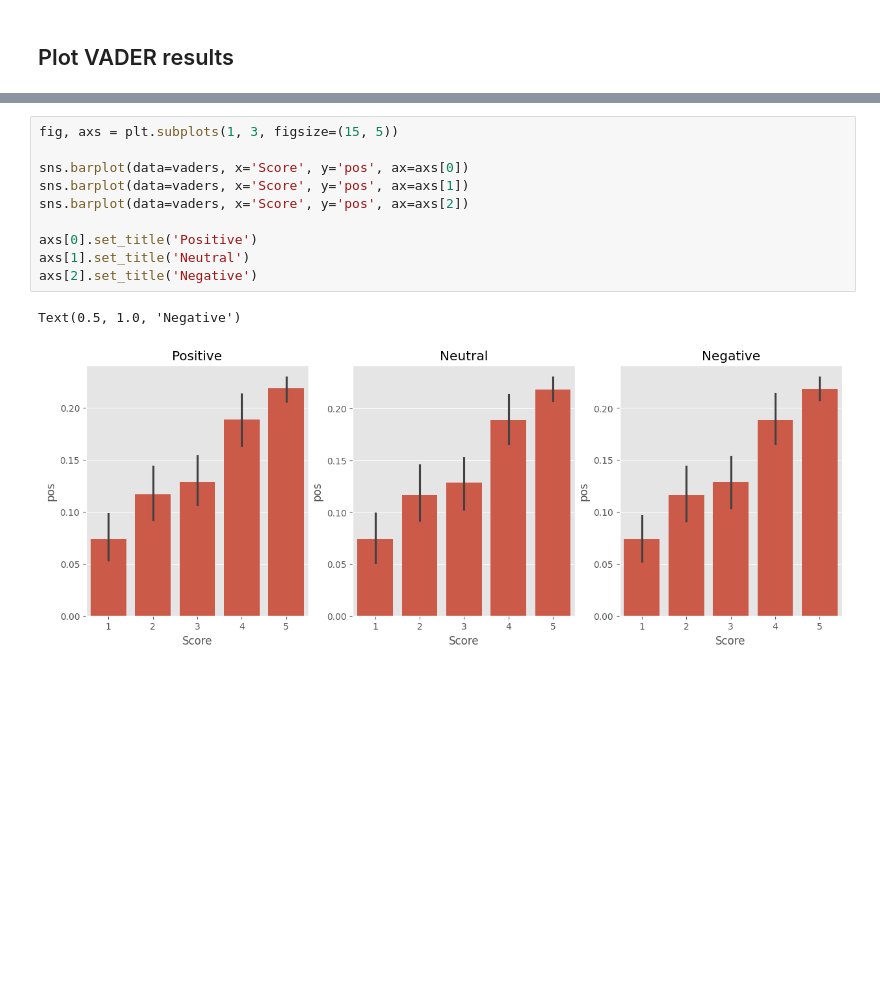
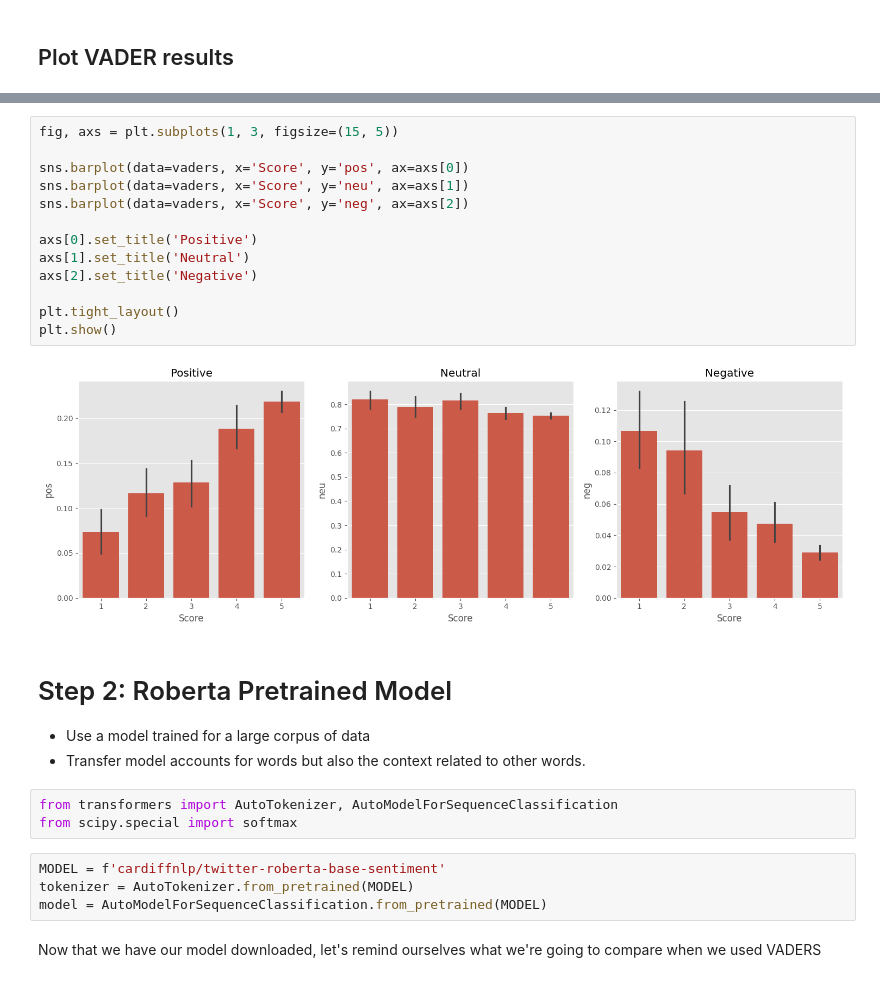
Before and after one commit to ryantbvt/learn-sentiment-analysis, a Jupyter notebook: main.ipynb, the cells around one changed output, grey strips where cells are left out. Drawn from its saved outputs; the diff is of its cells as text; blank space fills up the shorter version.

Commit message:
completed tutorial for sentiment-analysis

```diff
--- a/main.ipynb
+++ b/main.ipynb
@@ -253,13 +253,28 @@ plt.show()
 # %%
 fig, axs = plt.subplots(1, 3, figsize=(15, 5))
 
 sns.barplot(data=vaders, x='Score', y='pos', ax=axs[0])
-sns.barplot(data=vaders, x='Score', y='pos', ax=axs[1])
-sns.barplot(data=vaders, x='Score', y='pos', ax=axs[2])
+sns.barplot(data=vaders, x='Score', y='neu', ax=axs[1])
+sns.barplot(data=vaders, x='Score', y='neg', ax=axs[2])
 
 axs[0].set_title('Positive')
 axs[1].set_title('Neutral')
 axs[2].set_title('Negative')
+
+plt.tight_layout()
+plt.show()
 # %% [output]
-Text(0.5, 1.0, 'Negative')
-[figure, old version]
+[figure, new version]
+# %% [markdown]
+# Step 2: Roberta Pretrained Model
+- Use a model trained for a large corpus of data
+- Transfer model accounts for words but also the context related to other words.
+# %%
+from transformers import AutoTokenizer, AutoModelForSequenceClassification
+from scipy.special import softmax
+# %%
+MODEL = f'cardiffnlp/twitter-roberta-base-sentiment'
+tokenizer = AutoTokenizer.from_pretrained(MODEL)
+model = AutoModelForSequenceClassification.from_pretrained(MODEL)
+# %% [markdown]
+Now that we have our model downloaded, let's remind ourselves what we're going to compare when we used VADERS
```
Also changed, not shown: parts of 20 cells of this notebook, 1 other file.
